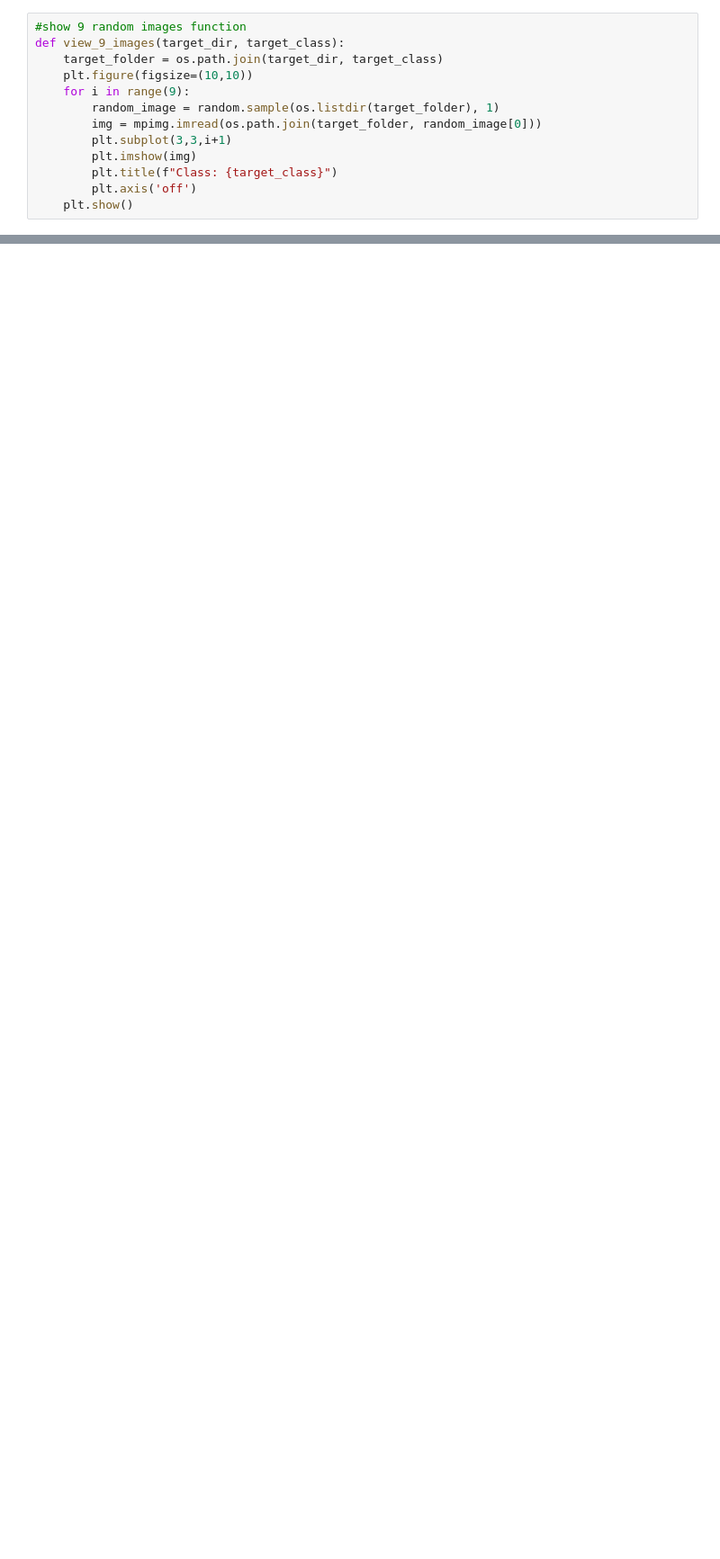
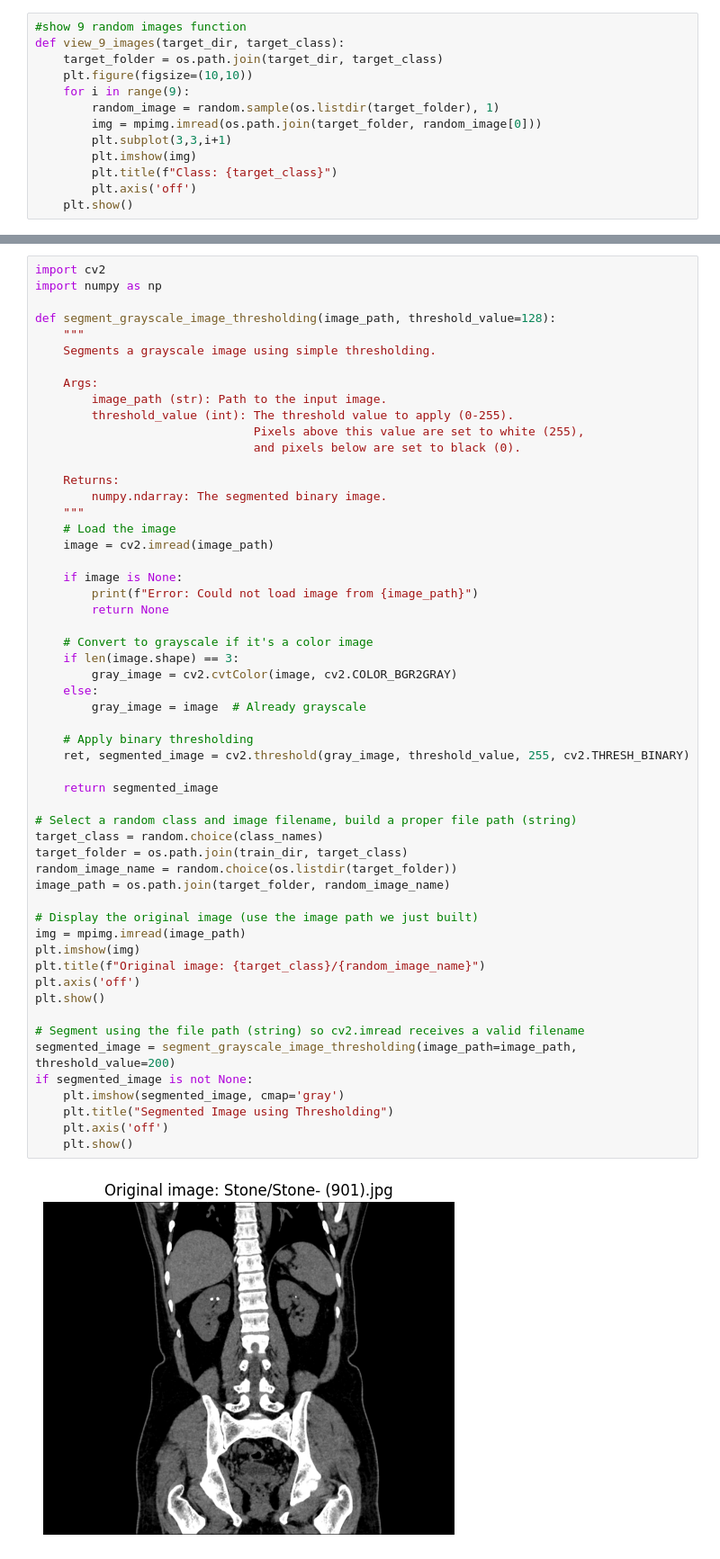
Before and after one commit to Samiul1902/kidney_cancer_detection_project, a Jupyter notebook: kidney_segment.ipynb, the cells around one changed output, grey strips where cells are left out. Shown at 90% size. Drawn from its saved outputs; the diff is of its cells as text; blank space fills up the shorter version.

```diff
--- a/kidney_segment.ipynb
+++ b/kidney_segment.ipynb
@@ -153,0 +154,57 @@ view_n_images_different_classes(target_dir=train_dir, class_names=class_names)
+# %%
+import cv2
+import numpy as np
+
+def segment_grayscale_image_thresholding(image_path, threshold_value=128):
+    """
+    Segments a grayscale image using simple thresholding.
+
+    Args:
+        image_path (str): Path to the input image.
+        threshold_value (int): The threshold value to apply (0-255).
+                               Pixels above this value are set to white (255),
+                               and pixels below are set to black (0).
+
+    Returns:
+        numpy.ndarray: The segmented binary image.
+    """
+    # Load the image
+    image = cv2.imread(image_path)
+
+    if image is None:
+        print(f"Error: Could not load image from {image_path}")
+        return None
+
+    # Convert to grayscale if it's a color image
+    if len(image.shape) == 3:
+        gray_image = cv2.cvtColor(image, cv2.COLOR_BGR2GRAY)
+    else:
+        gray_image = image  # Already grayscale
+
+    # Apply binary thresholding
+    ret, segmented_image = cv2.threshold(gray_image, threshold_value, 255, cv2.THRESH_BINARY)
+
+    return segmented_image
+
+# Select a random class and image filename, build a proper file path (string)
+target_class = random.choice(class_names)
+target_folder = os.path.join(train_dir, target_class)
+random_image_name = random.choice(os.listdir(target_folder))
+image_path = os.path.join(target_folder, random_image_name)
+
+# Display the original image (use the image path we just built)
+img = mpimg.imread(image_path)
+plt.imshow(img)
+plt.title(f"Original image: {target_class}/{random_image_name}")
+plt.axis('off')
+plt.show()
+
+# Segment using the file path (string) so cv2.imread receives a valid filename
+segmented_image = segment_grayscale_image_thresholding(image_path=image_path, threshold_value=200)
+if segmented_image is not None:
+    plt.imshow(segmented_image, cmap='gray')
+    plt.title("Segmented Image using Thresholding")
+    plt.axis('off')
+    plt.show()
+# %% [output]
+[figure, added]
```
Also changed, not shown: parts of 4 cells of this notebook.
